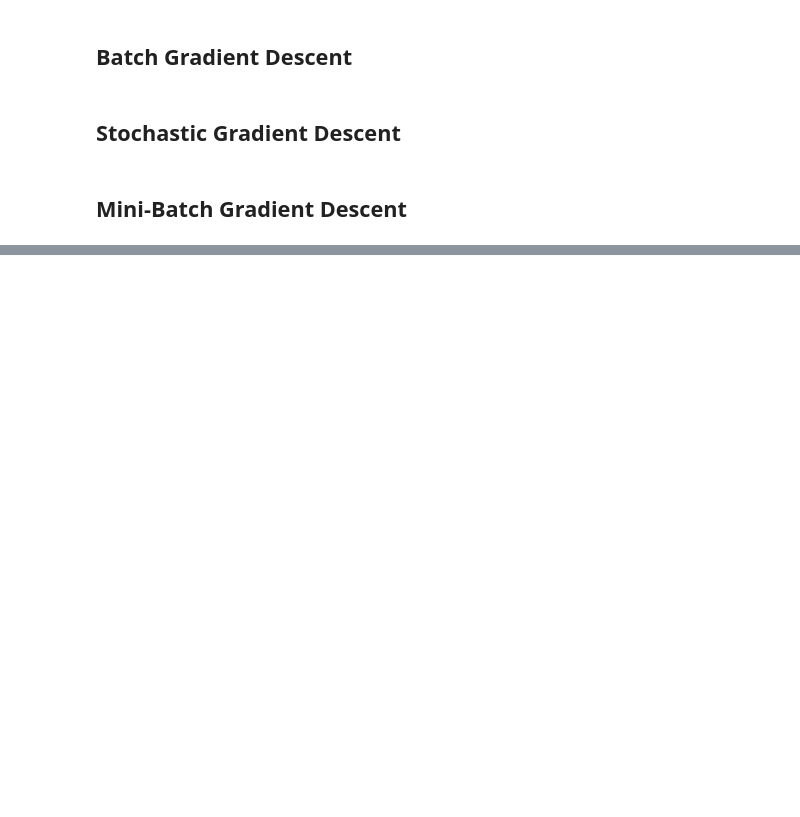
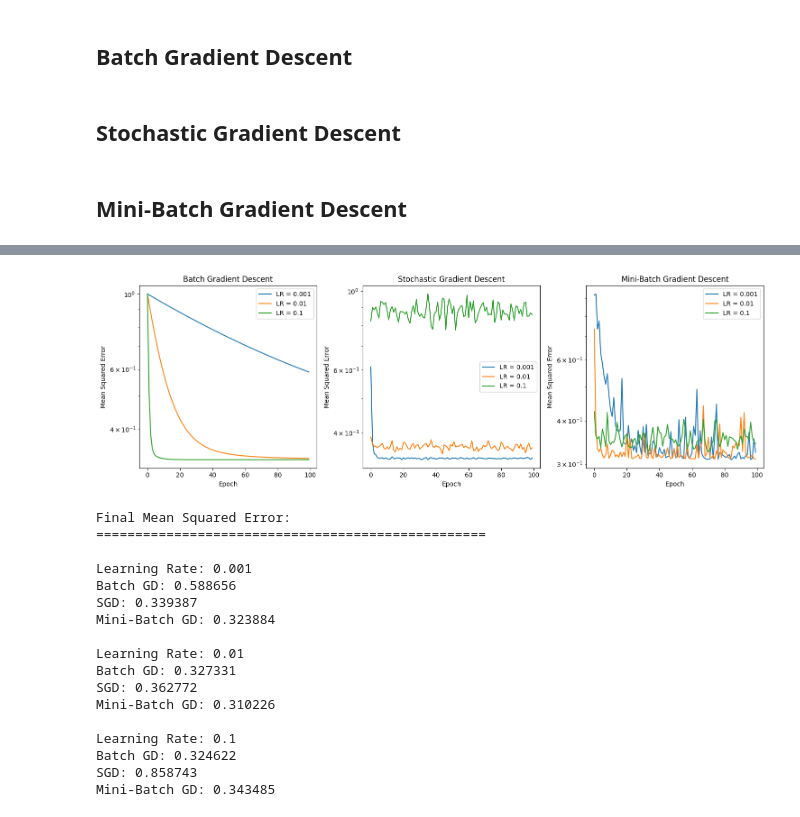
Before and after one commit to u23ai071-IshatS/Machine-Learning-Lab, a Jupyter notebook: Assignment 1/ML/LinearRegressionHousing.ipynb, the cells around one changed output, grey strips where cells are left out. Drawn from its saved outputs; the diff is of its cells as text; code cells hidden in the pictures; blank space fills up the shorter version.

```diff
--- a/Assignment 1/ML/LinearRegressionHousing.ipynb
+++ b/Assignment 1/ML/LinearRegressionHousing.ipynb
@@ -159,0 +313,64 @@ Weights from Mini-Batch Gradient Descent: [-0.03404615  0.26897531  0.05102696
+# %%
+# Plot learning curves for different learning rates
+plt.figure(figsize=(15, 5))
+
+# Plot Batch Gradient Descent results
+plt.subplot(131)
+for lr in learning_rates:
+    plt.plot(batch_results[lr], label=f'LR = {lr}')
+plt.title('Batch Gradient Descent')
+plt.xlabel('Epoch')
+plt.ylabel('Mean Squared Error')
+plt.legend()
+plt.yscale('log')
+
+# Plot Stochastic Gradient Descent results
+plt.subplot(132)
+for lr in learning_rates:
+    plt.plot(sgd_results[lr], label=f'LR = {lr}')
+plt.title('Stochastic Gradient Descent')
+plt.xlabel('Epoch')
+plt.ylabel('Mean Squared Error')
+plt.legend()
+plt.yscale('log')
+
+# Plot Mini-Batch Gradient Descent results
+plt.subplot(133)
+for lr in learning_rates:
+    plt.plot(mini_batch_results[lr], label=f'LR = {lr}')
+plt.title('Mini-Batch Gradient Descent')
+plt.xlabel('Epoch')
+plt.ylabel('Mean Squared Error')
+plt.legend()
+plt.yscale('log')
+
+plt.tight_layout()
+plt.show()
+
+# Print final MSE for each method and learning rate
+print("\nFinal Mean Squared Error:")
+print("=" * 50)
+for lr in learning_rates:
+    print(f"\nLearning Rate: {lr}")
+    print(f"Batch GD: {batch_results[lr][-1]:.6f}")
+    print(f"SGD: {sgd_results[lr][-1]:.6f}")
+    print(f"Mini-Batch GD: {mini_batch_results[lr][-1]:.6f}")
+# %% [output]
+[figure, added]
+Final Mean Squared Error:
+==================================================
+
+Learning Rate: 0.001
+Batch GD: 0.588656
+SGD: 0.339387
+Mini-Batch GD: 0.323884
+
+Learning Rate: 0.01
+Batch GD: 0.327331
+SGD: 0.362772
+Mini-Batch GD: 0.310226
+
+Learning Rate: 0.1
+Batch GD: 0.324622
+SGD: 0.858743
+Mini-Batch GD: 0.343485
```
Also changed, not shown: parts of 13 cells of this notebook, 3 other files.
